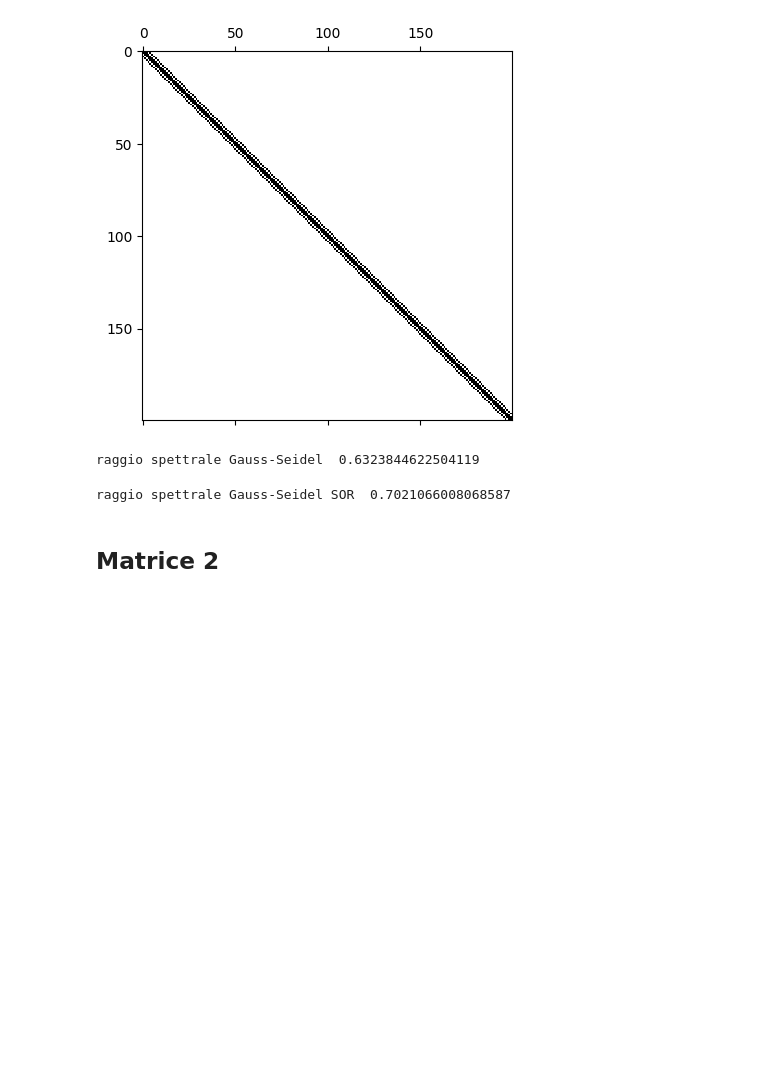
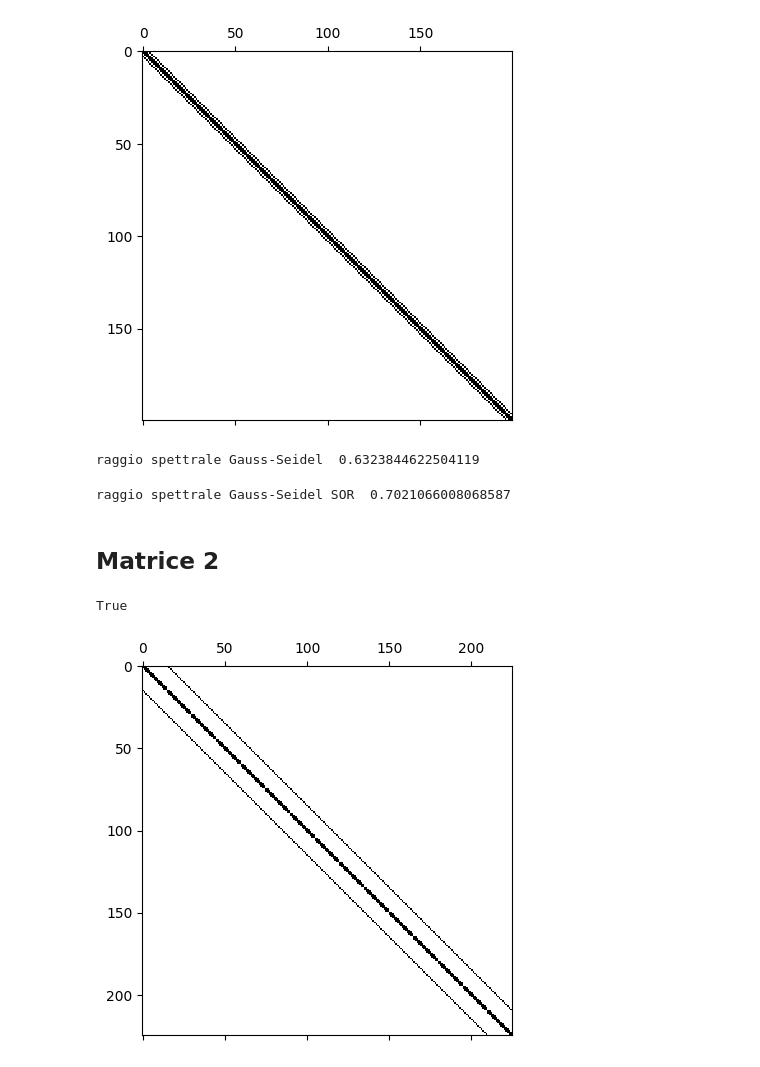
Before and after one commit to ThePaglia/Uni, a Jupyter notebook: METODI NUMERICI/EserciziEsame.ipynb, the cells around one changed output. Cells and saved outputs as stored; diff of their text form; code cells hidden in the pictures; blank space fills up the shorter version.

```diff
--- a/METODI NUMERICI/EserciziEsame.ipynb
+++ b/METODI NUMERICI/EserciziEsame.ipynb
@@ -166,3 +167,11 @@ x,vet_r,vec_sol,it = conjugate_gradient(A, b, x0, itmax, tol)
 dati = lm("Matrici test su cui esercitarsi-20230610/test11.mat")
 A = dati["A"]
 b = dati["b"]
+# %%
+A.shape
+plt.spy(A)
+np.array_equal(A, A.T)
+print(np.min(npl.eigvals(A)) > 0)
+# %% [output]
+True
+[figure, added]
```
Also changed, not shown: parts of 19 cells of this notebook, 1 other file.
